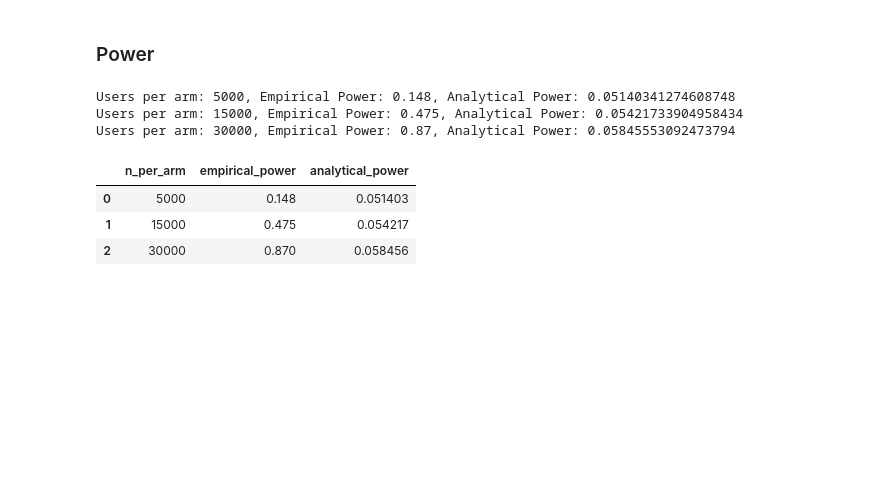
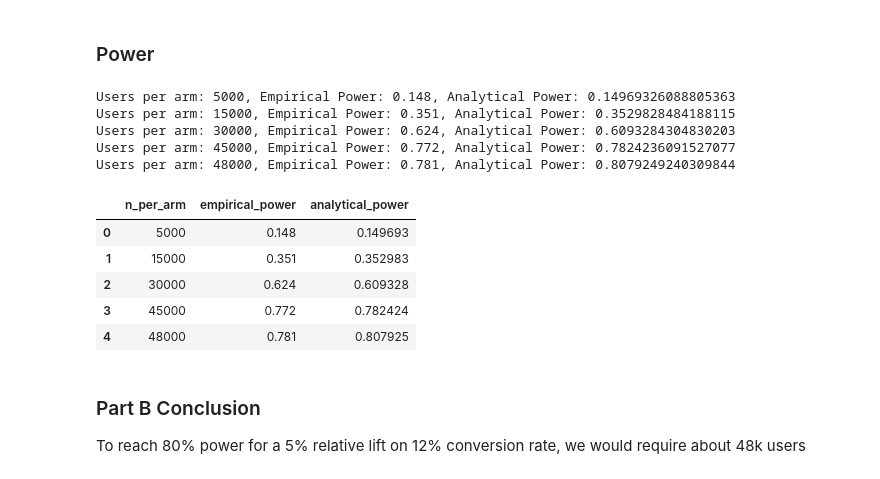
Before and after one commit to souravjain122/ds-prep, a Jupyter notebook: notebooks/05_aa_power_sim.ipynb, the cells around one changed output. Saved outputs shown, nothing was run; the diff lists cells and outputs as text; code cells hidden in the pictures; blank space fills up the shorter version.

Commit message:
CI and Histogram for Real Twist, Conclusions on part A and part B

```diff
--- a/notebooks/05_aa_power_sim.ipynb
+++ b/notebooks/05_aa_power_sim.ipynb
@@ -68,3 +68,7 @@ for _ in range(1000):
     a, b = conv[perm[:half]], conv[perm[half:]]      # numpy: integers select rows
     res = two_prop_ztest(a.sum(), len(a), b.sum(), len(b))
     pvals_real.append(res["p_value"])
+
+pvals_real = np.array(pvals_real)
+fpr_real = (pvals_real < 0.05).mean()
+print(f"FPR Real: {fpr_real}")
@@ -71,4 +77,6 @@ for _ in range(1000):
 # %%
-pvals_real = np.array(pvals_real)
-print((pvals_real < 0.05).mean())
+n_sims = len(pvals_real)
+se = np.sqrt(fpr_real * (1 - fpr_real) / n_sims)
+lo, hi = fpr_real - 1.96 * se, fpr_real + 1.96 * se
+print(f"FPR = {fpr_real:.3f}, 95% CI ({lo:.3f}, {hi:.3f})")
 # %% [output]
@@ -87,32 +107,39 @@ def analytic_power(n, p1=0.12, rel=0.05, alpha=0.05):
 # %%
 rng = np.random.default_rng(0)
 rows = []
 
-for n_per_arm in [5000, 15000, 30000]:
+for n_per_arm in [5000, 15000, 30000, 45000, 48000]:
 
     x1s = rng.binomial(n=n_per_arm, p=0.120, size=1000)
     x2s = rng.binomial(n=n_per_arm, p=0.126, size=1000)
 
     results = []
 
     for x1, x2 in zip(x1s, x2s):
-        res = two_prop_ztest(x1, 5000, x2, 5000)
+        res = two_prop_ztest(x1, n_per_arm, x2, n_per_arm)
         results.append(res["p_value"])
 
     pvals = np.array(results)
     ep = (pvals < 0.05).mean()
-    ap = analytic_power(n_per_arm, p1 = 0.120, rel = 0.006)
+    ap = analytic_power(n_per_arm, p1 = 0.120, rel = 0.05)
     print(f"Users per arm: {n_per_arm}, Empirical Power: {ep}, Analytical Power: {ap}")
 
     rows.append([n_per_arm, ep, ap])
 
-df = pd.DataFrame(rows, columns=["n_per_arm", "empirical_power", "analytical_power"])
-df.head()
+power_table = pd.DataFrame(rows, columns=["n_per_arm", "empirical_power", "analytical_power"])
+power_table.head()
 # %% [output]
-Users per arm: 5000, Empirical Power: 0.148, Analytical Power: 0.05140341274608748
-Users per arm: 15000, Empirical Power: 0.475, Analytical Power: 0.05421733904958434
-Users per arm: 30000, Empirical Power: 0.87, Analytical Power: 0.05845553092473794
+Users per arm: 5000, Empirical Power: 0.148, Analytical Power: 0.14969326088805363
+Users per arm: 15000, Empirical Power: 0.351, Analytical Power: 0.3529828484188115
+Users per arm: 30000, Empirical Power: 0.624, Analytical Power: 0.6093284304830203
+Users per arm: 45000, Empirical Power: 0.772, Analytical Power: 0.7824236091527077
+Users per arm: 48000, Empirical Power: 0.781, Analytical Power: 0.8079249240309844
 |  | n_per_arm | empirical_power | analytical_power |
-| 0 | 5000 | 0.148 | 0.051403 |
-| 1 | 15000 | 0.475 | 0.054217 |
-| 2 | 30000 | 0.870 | 0.058456 |
+| 0 | 5000 | 0.148 | 0.149693 |
+| 1 | 15000 | 0.351 | 0.352983 |
+| 2 | 30000 | 0.624 | 0.609328 |
+| 3 | 45000 | 0.772 | 0.782424 |
+| 4 | 48000 | 0.781 | 0.807925 |
+# %% [markdown]
+### Part B Conclusion
+To reach 80% power for a 5% relative lift on 12% conversion rate, we would require about 48k users
```
Also changed, not shown: parts of 4 cells of this notebook.
